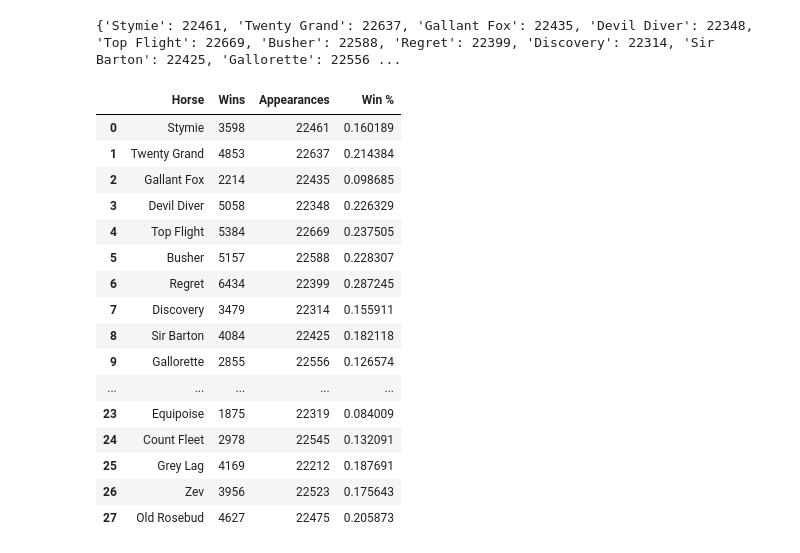
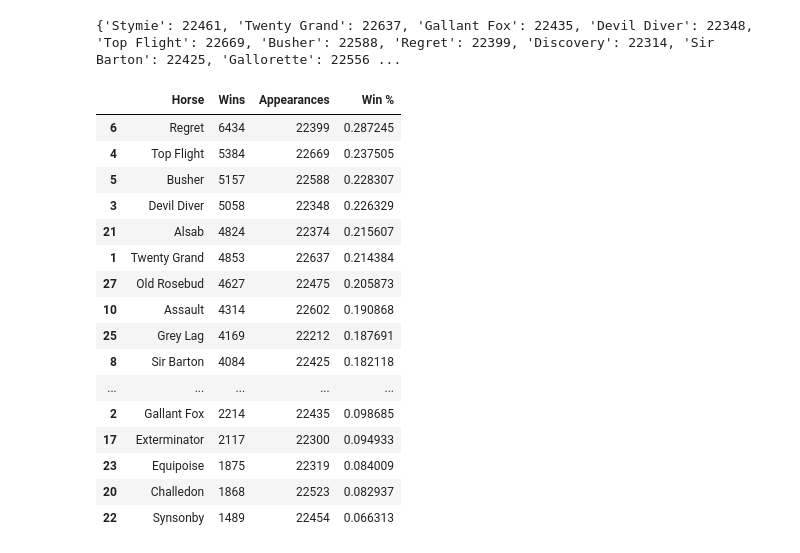
Before and after one commit to mnocerino23/Winner-s-Circle-Strategy-Analysis, a Jupyter notebook: Winner'sCircle.ipynb, the cells around one changed output. Drawn from its saved outputs; the diff is of its cells as text; code cells hidden in the pictures.

```diff
--- a/Winner'sCircle.ipynb
+++ b/Winner'sCircle.ipynb
@@ -265,29 +265,29 @@ print(appearances)
 # %%
 simulation = pd.DataFrame(columns = ['Horse', 'Wins', 'Appearances', 'Win %'])
 simulation['Horse'] = horses['Name']
 
 for index, row in simulation.iterrows():
   simulation.at[index,'Wins'] = wins[simulation.at[index,'Horse']]
   simulation.at[index,'Appearances'] = appearances[simulation.at[index,'Horse']]
   simulation.at[index,'Win %'] = (simulation.at[index,'Wins']/simulation.at[index,'Appearances'])
 
-simulation.sort_values(by = ['Win %'])
+simulation.sort_values(by = ['Win %'], inplace = True, ascending = False)
 simulation.head(30)
 # %% [output]
 |  | Horse | Wins | Appearances | Win % |
-| 0 | Stymie | 3598 | 22461 | 0.160189 |
-| 1 | Twenty Grand | 4853 | 22637 | 0.214384 |
-| 2 | Gallant Fox | 2214 | 22435 | 0.098685 |
-| 3 | Devil Diver | 5058 | 22348 | 0.226329 |
+| 6 | Regret | 6434 | 22399 | 0.287245 |
 | 4 | Top Flight | 5384 | 22669 | 0.237505 |
 | 5 | Busher | 5157 | 22588 | 0.228307 |
-| 6 | Regret | 6434 | 22399 | 0.287245 |
-| 7 | Discovery | 3479 | 22314 | 0.155911 |
+| 3 | Devil Diver | 5058 | 22348 | 0.226329 |
+| 21 | Alsab | 4824 | 22374 | 0.215607 |
+| 1 | Twenty Grand | 4853 | 22637 | 0.214384 |
+| 27 | Old Rosebud | 4627 | 22475 | 0.205873 |
+| 10 | Assault | 4314 | 22602 | 0.190868 |
+| 25 | Grey Lag | 4169 | 22212 | 0.187691 |
 | 8 | Sir Barton | 4084 | 22425 | 0.182118 |
-| 9 | Gallorette | 2855 | 22556 | 0.126574 |
 | ... | ... | ... | ... | ... |
+| 2 | Gallant Fox | 2214 | 22435 | 0.098685 |
+| 17 | Exterminator | 2117 | 22300 | 0.094933 |
 | 23 | Equipoise | 1875 | 22319 | 0.084009 |
-| 24 | Count Fleet | 2978 | 22545 | 0.132091 |
-| 25 | Grey Lag | 4169 | 22212 | 0.187691 |
-| 26 | Zev | 3956 | 22523 | 0.175643 |
-| 27 | Old Rosebud | 4627 | 22475 | 0.205873 |
+| 20 | Challedon | 1868 | 22523 | 0.082937 |
+| 22 | Synsonby | 1489 | 22454 | 0.066313 |
```
Also changed, not shown: parts of 1 cell of this notebook.
